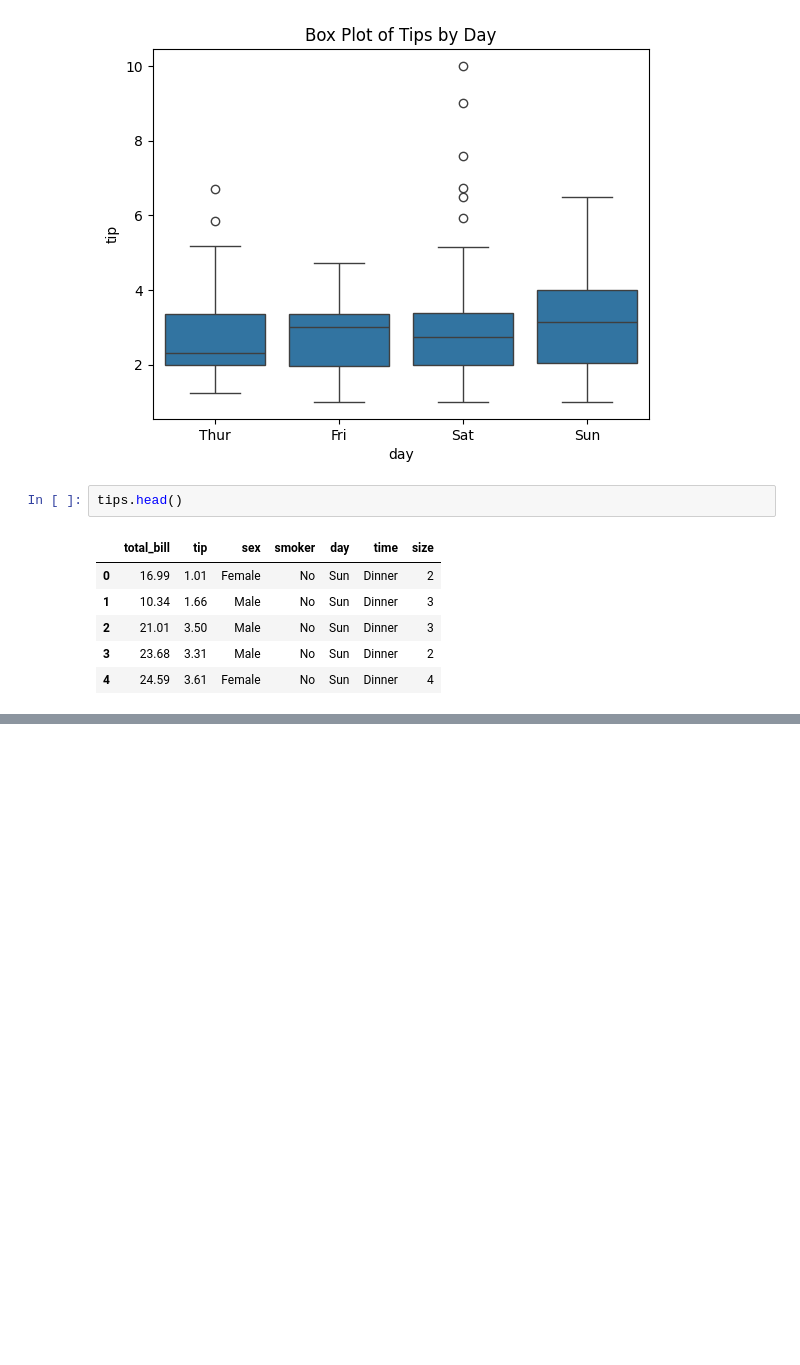
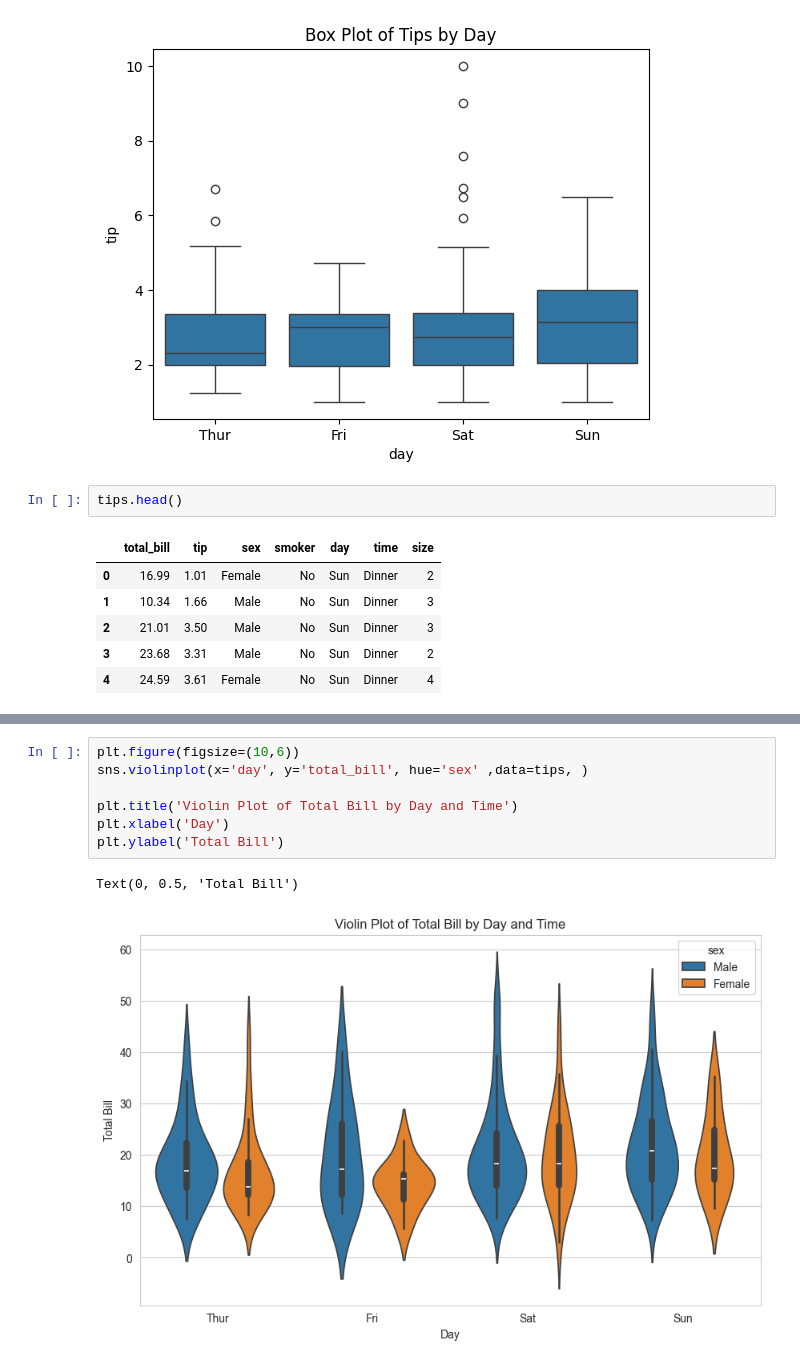
Before and after one commit to TouseefDataScientist/Machine-learning, a Jupyter notebook: babar-seaborn.ipynb, the cells around one changed output, grey strips where cells are left out. Cells and saved outputs as stored; diff of their text form; blank space fills up the shorter version.

```diff
--- a/babar-seaborn.ipynb
+++ b/babar-seaborn.ipynb
@@ -112,0 +134,10 @@ tips.head()
+# %%
+plt.figure(figsize=(10,6))
+sns.violinplot(x='day', y='total_bill', hue='sex' ,data=tips, )
+
+plt.title('Violin Plot of Total Bill by Day and Time')
+plt.xlabel('Day')
+plt.ylabel('Total Bill')
+# %% [output]
+Text(0, 0.5, 'Total Bill')
+[figure, added]
```
Also changed, not shown: parts of 8 cells of this notebook, 1 other file.
